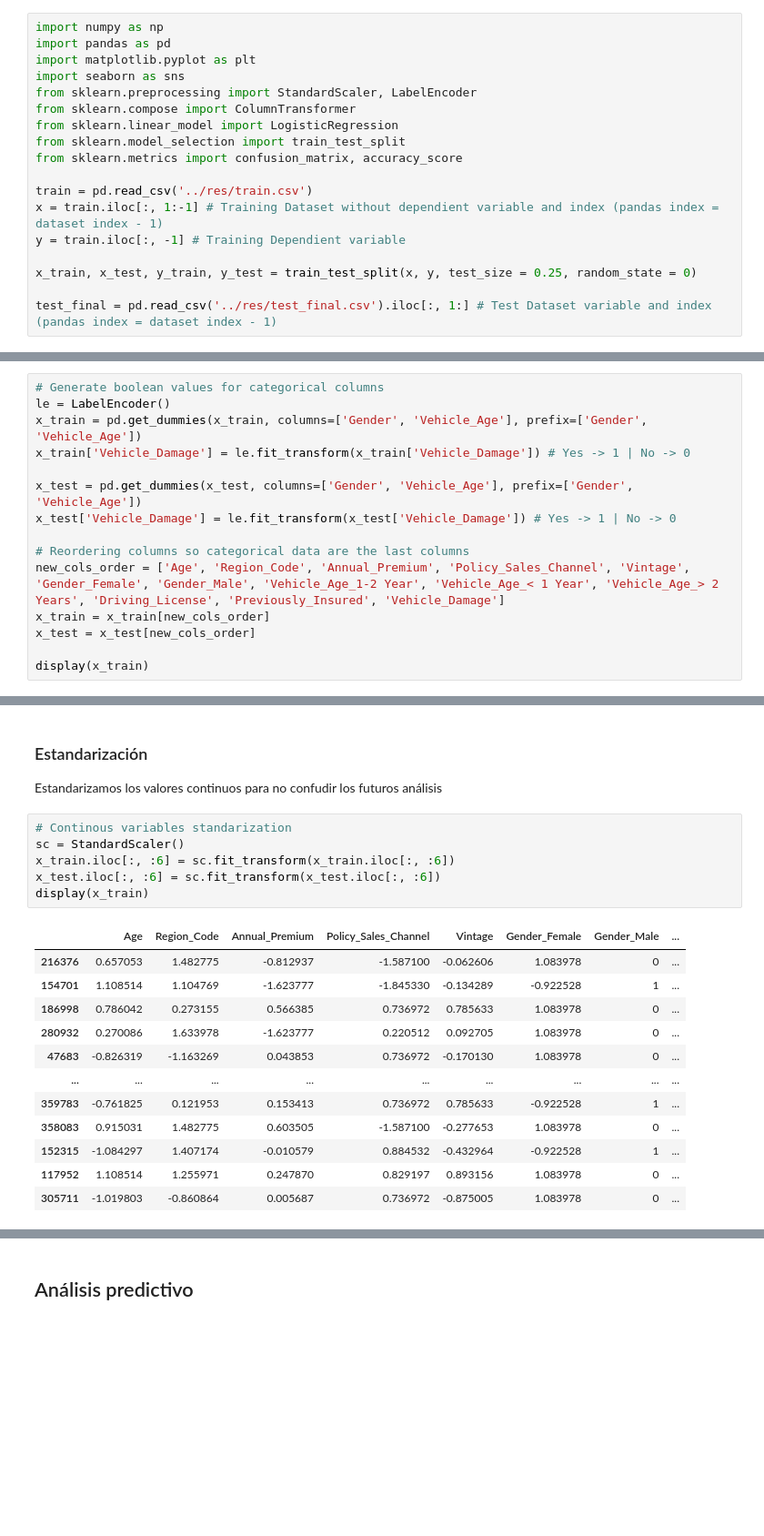
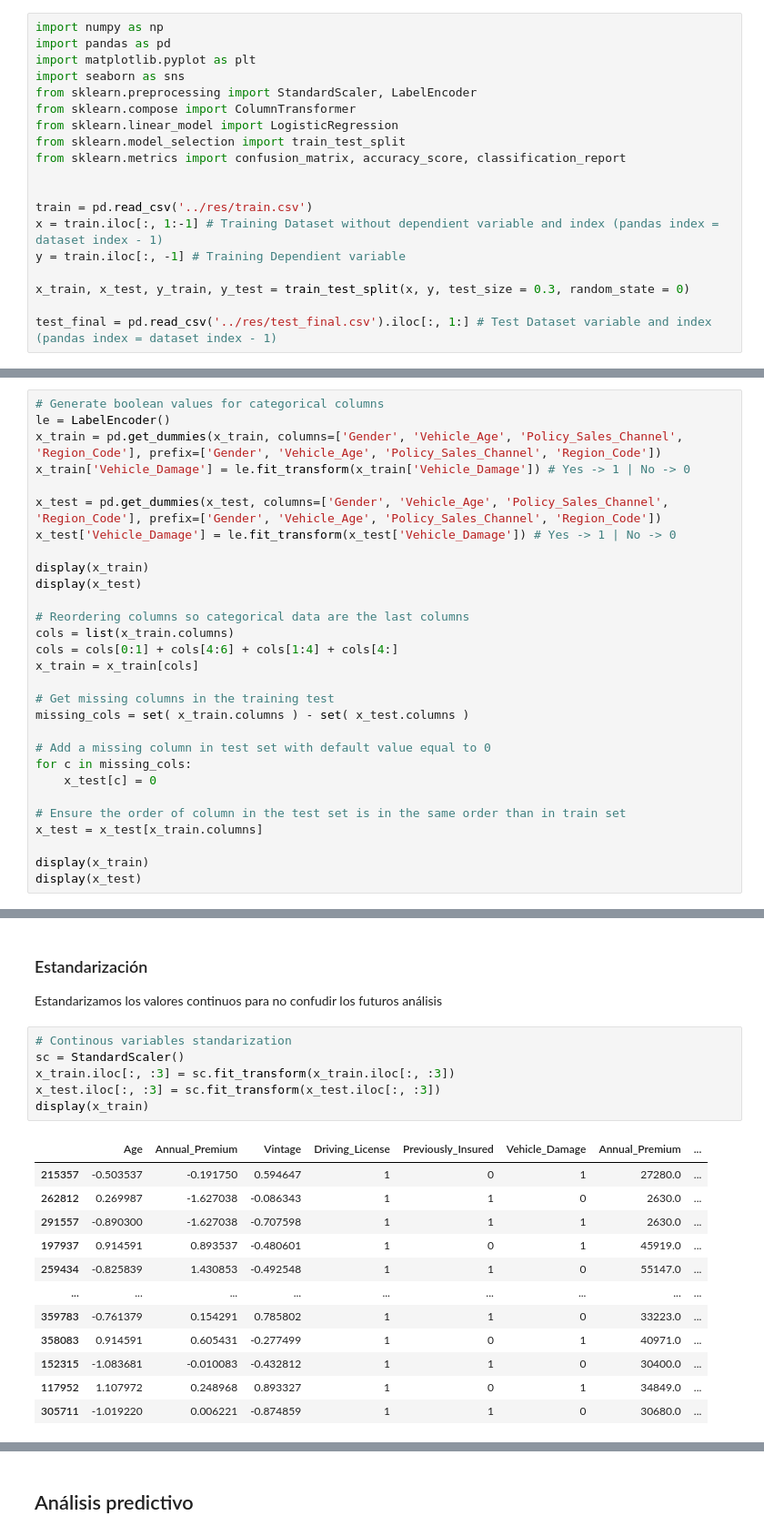
Before and after one commit to GZabalaG/AIMaster, a Jupyter notebook: Datasets_Analysis/car_insurance.ipynb, the cells around one changed output, grey strips where cells are left out. Shown at 91% size. Saved outputs shown, nothing was run; the diff lists cells and outputs as text; blank space fills up the shorter version.

```diff
--- a/Datasets_Analysis/car_insurance.ipynb
+++ b/Datasets_Analysis/car_insurance.ipynb
@@ -34,12 +34,13 @@ from sklearn.preprocessing import StandardScaler, LabelEncoder
 from sklearn.compose import ColumnTransformer
 from sklearn.linear_model import LogisticRegression
 from sklearn.model_selection import train_test_split
-from sklearn.metrics import confusion_matrix, accuracy_score
+from sklearn.metrics import confusion_matrix, accuracy_score, classification_report
+
 
 train = pd.read_csv('../res/train.csv')
 x = train.iloc[:, 1:-1] # Training Dataset without dependient variable and index (pandas index = dataset index - 1)
 y = train.iloc[:, -1] # Training Dependient variable
 
-x_train, x_test, y_train, y_test = train_test_split(x, y, test_size = 0.25, random_state = 0)
+x_train, x_test, y_train, y_test = train_test_split(x, y, test_size = 0.3, random_state = 0)
 
 test_final = pd.read_csv('../res/test_final.csv').iloc[:, 1:] # Test Dataset variable and index (pandas index = dataset index - 1)
@@ -52,16 +59,30 @@ Convertimos los valores categóricos en valores booleanos.
 # %%
 # Generate boolean values for categorical columns
 le = LabelEncoder()
-x_train = pd.get_dummies(x_train, columns=['Gender', 'Vehicle_Age'], prefix=['Gender', 'Vehicle_Age'])
+x_train = pd.get_dummies(x_train, columns=['Gender', 'Vehicle_Age', 'Policy_Sales_Channel', 'Region_Code'], prefix=['Gender', 'Vehicle_Age', 'Policy_Sales_Channel', 'Region_Code'])
 x_train['Vehicle_Damage'] = le.fit_transform(x_train['Vehicle_Damage']) # Yes -> 1 | No -> 0
 
-x_test = pd.get_dummies(x_test, columns=['Gender', 'Vehicle_Age'], prefix=['Gender', 'Vehicle_Age'])
+x_test = pd.get_dummies(x_test, columns=['Gender', 'Vehicle_Age', 'Policy_Sales_Channel', 'Region_Code'], prefix=['Gender', 'Vehicle_Age', 'Policy_Sales_Channel', 'Region_Code'])
 x_test['Vehicle_Damage'] = le.fit_transform(x_test['Vehicle_Damage']) # Yes -> 1 | No -> 0
 
+display(x_train)
+display(x_test)
+
 # Reordering columns so categorical data are the last columns
-new_cols_order = ['Age', 'Region_Code', 'Annual_Premium', 'Policy_Sales_Channel', 'Vintage', 'Gender_Female', 'Gender_Male', 'Vehicle_Age_1-2 Year', 'Vehicle_Age_< 1 Year', 'Vehicle_Age_> 2 Years', 'Driving_License', 'Previously_Insured', 'Vehicle_Damage']
-x_train = x_train[new_cols_order]
-x_test = x_test[new_cols_order]
+cols = list(x_train.columns)
+cols = cols[0:1] + cols[4:6] + cols[1:4] + cols[4:]
+x_train = x_train[cols]
+
+# Get missing columns in the training test
+missing_cols = set( x_train.columns ) - set( x_test.columns )
+
+# Add a missing column in test set with default value equal to 0
+for c in missing_cols:
+    x_test[c] = 0
+
+# Ensure the order of column in the test set is in the same order than in train set
+x_test = x_test[x_train.columns]
 
 display(x_train)
+display(x_test)
 # %% [output]
@@ -85,19 +145,19 @@ Estandarizamos los valores continuos para no confudir los futuros análisis
 # %%
 # Continous variables standarization
 sc = StandardScaler()
-x_train.iloc[:, :6] = sc.fit_transform(x_train.iloc[:, :6])
-x_test.iloc[:, :6] = sc.fit_transform(x_test.iloc[:, :6])
+x_train.iloc[:, :3] = sc.fit_transform(x_train.iloc[:, :3])
+x_test.iloc[:, :3] = sc.fit_transform(x_test.iloc[:, :3])
 display(x_train)
 # %% [output]
-|  | Age | Region_Code | Annual_Premium | Policy_Sales_Channel | Vintage | Gender_Female | Gender_Male | ... |
-| 216376 | 0.657053 | 1.482775 | -0.812937 | -1.587100 | -0.062606 | 1.083978 | 0 | ... |
-| 154701 | 1.108514 | 1.104769 | -1.623777 | -1.845330 | -0.134289 | -0.922528 | 1 | ... |
-| 186998 | 0.786042 | 0.273155 | 0.566385 | 0.736972 | 0.785633 | 1.083978 | 0 | ... |
-| 280932 | 0.270086 | 1.633978 | -1.623777 | 0.220512 | 0.092705 | 1.083978 | 0 | ... |
-| 47683 | -0.826319 | -1.163269 | 0.043853 | 0.736972 | -0.170130 | 1.083978 | 0 | ... |
+|  | Age | Annual_Premium | Vintage | Driving_License | Previously_Insured | Vehicle_Damage | Annual_Premium | ... |
+| 215357 | -0.503537 | -0.191750 | 0.594647 | 1 | 0 | 1 | 27280.0 | ... |
+| 262812 | 0.269987 | -1.627038 | -0.086343 | 1 | 1 | 0 | 2630.0 | ... |
+| 291557 | -0.890300 | -1.627038 | -0.707598 | 1 | 1 | 1 | 2630.0 | ... |
+| 197937 | 0.914591 | 0.893537 | -0.480601 | 1 | 0 | 1 | 45919.0 | ... |
+| 259434 | -0.825839 | 1.430853 | -0.492548 | 1 | 1 | 0 | 55147.0 | ... |
 | ... | ... | ... | ... | ... | ... | ... | ... | ... |
-| 359783 | -0.761825 | 0.121953 | 0.153413 | 0.736972 | 0.785633 | -0.922528 | 1 | ... |
-| 358083 | 0.915031 | 1.482775 | 0.603505 | -1.587100 | -0.277653 | 1.083978 | 0 | ... |
-| 152315 | -1.084297 | 1.407174 | -0.010579 | 0.884532 | -0.432964 | -0.922528 | 1 | ... |
-| 117952 | 1.108514 | 1.255971 | 0.247870 | 0.829197 | 0.893156 | 1.083978 | 0 | ... |
-| 305711 | -1.019803 | -0.860864 | 0.005687 | 0.736972 | -0.875005 | 1.083978 | 0 | ... |
+| 359783 | -0.761379 | 0.154291 | 0.785802 | 1 | 1 | 0 | 33223.0 | ... |
+| 358083 | 0.914591 | 0.605431 | -0.277499 | 1 | 0 | 1 | 40971.0 | ... |
+| 152315 | -1.083681 | -0.010083 | -0.432812 | 1 | 1 | 0 | 30400.0 | ... |
+| 117952 | 1.107972 | 0.248968 | 0.893327 | 1 | 0 | 1 | 34849.0 | ... |
+| 305711 | -1.019220 | 0.006221 | -0.874859 | 1 | 1 | 0 | 30680.0 | ... |
```
Also changed, not shown: parts of 7 cells of this notebook.
